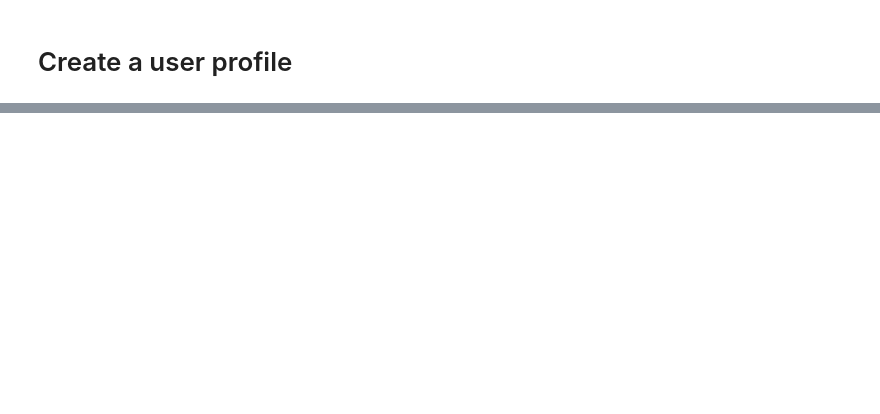
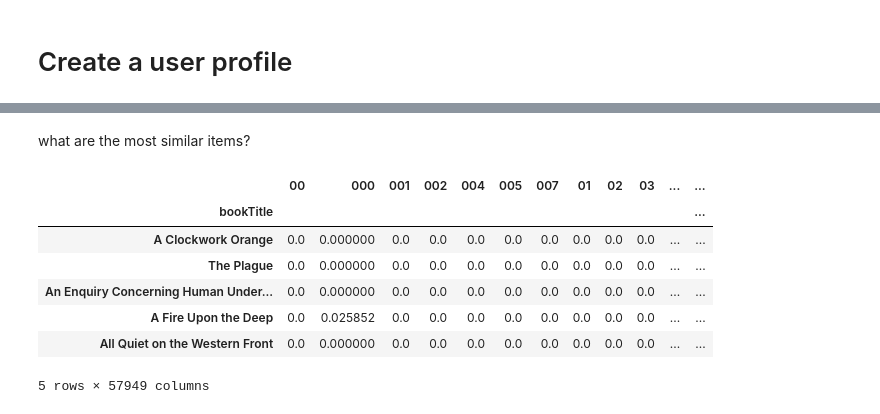
Before and after one commit to CarmenDeni/ml_projects, a Jupyter notebook: recommendation_systems/text_similarity/text_similarity.ipynb, the cells around one changed output, grey strips where cells are left out. Saved outputs shown, nothing was run; the diff lists cells and outputs as text; code cells hidden in the pictures; blank space fills up the shorter version.

```diff
--- a/recommendation_systems/text_similarity/text_similarity.ipynb
+++ b/recommendation_systems/text_similarity/text_similarity.ipynb
@@ -3,3 +50,5 @@
 # %% [markdown]
 ![image.png](attachment:image.png)
+# %%
+df1= df.set_index("bookTitle")
 # %%
@@ -8,3 +78,5 @@ from sklearn.metrics.pairwise import cosine_similarity
+# %%
+df1.author=df1.author.fillna("unknown")
 # %% [markdown]
 # Create a user profile
 # %%
@@ -12,2 +83,4 @@ from sklearn.metrics.pairwise import cosine_similarity
 ## create users for the excercise
 ## how would LLMs change this pipeline?
+# %%
+jv_novels=df1[df1.author.str.contains("Verne")].index
@@ -13,0 +106,14 @@ from sklearn.metrics.pairwise import cosine_similarity
+# %% [markdown]
+what are the most similar items?
+# %%
+non_user_books = tfidf_df.drop(jv_novels)
+non_user_books.head()
+# %% [output]
+|  | 00 | 000 | 001 | 002 | 004 | 005 | 007 | 01 | 02 | 03 | ... | ... |
+| bookTitle |  |  |  |  |  |  |  |  |  |  |  | ... |
+| A Clockwork Orange | 0.0 | 0.000000 | 0.0 | 0.0 | 0.0 | 0.0 | 0.0 | 0.0 | 0.0 | 0.0 | ... | ... |
+| The Plague | 0.0 | 0.000000 | 0.0 | 0.0 | 0.0 | 0.0 | 0.0 | 0.0 | 0.0 | 0.0 | ... | ... |
+| An Enquiry Concerning Human Under... | 0.0 | 0.000000 | 0.0 | 0.0 | 0.0 | 0.0 | 0.0 | 0.0 | 0.0 | 0.0 | ... | ... |
+| A Fire Upon the Deep | 0.0 | 0.025852 | 0.0 | 0.0 | 0.0 | 0.0 | 0.0 | 0.0 | 0.0 | 0.0 | ... | ... |
+| All Quiet on the Western Front | 0.0 | 0.000000 | 0.0 | 0.0 | 0.0 | 0.0 | 0.0 | 0.0 | 0.0 | 0.0 | ... | ... |
+5 rows × 57949 columns
```
Also changed, not shown: parts of 19 cells of this notebook.
